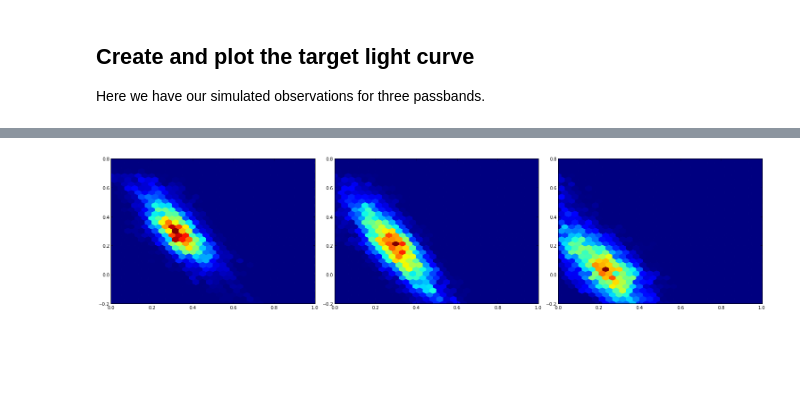
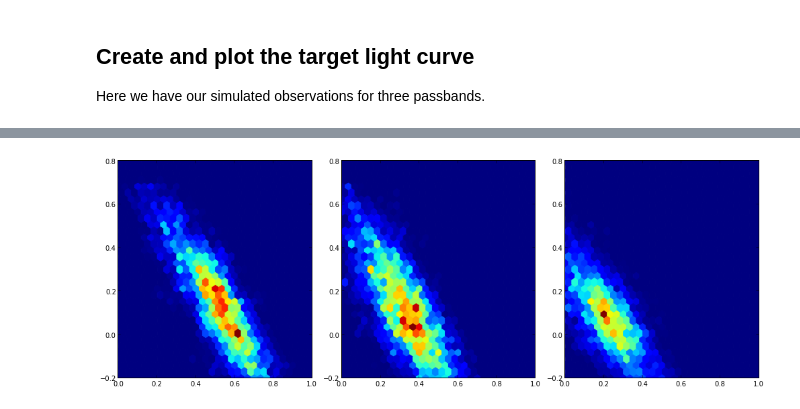
Before and after one commit to hpparvi/PyTransit, a Jupyter notebook: notebooks/PyTransit_Example_2.ipynb, the cells around one changed output, grey strips where cells are left out. Cells and saved outputs as stored; diff of their text form; code cells hidden in the pictures; blank space fills up the shorter version.

```diff
--- a/notebooks/PyTransit_Example_2.ipynb
+++ b/notebooks/PyTransit_Example_2.ipynb
@@ -179,4 +171,3 @@ fig_t1.tight_layout()
 # %%
 lpfun = LPFunction(time, flux, {})
-de = DiffEvol(lambda pv: -lpfun(pv), lpfun.ps.bounds, 200, 200, verbose=False)
-sampler = EnsembleSampler(200, lpfun.ps.ndim, lpfun)
+de = DiffEvol(lpfun, lpfun.ps.bounds, 200, maximize=True)
@@ -185,3 +174,3 @@ res_de = de()
-# %%
-sampler.reset()
-res_mc = sampler.run_mcmc(res_de.population, 500)
+# %%
+for i, de_res in enumerate(de(400)):
+    sys.stdout.write('\r {:10.4f}'.format(de.minimum_value))
@@ -187,0 +179,7 @@ res_mc = sampler.run_mcmc(res_de.population, 500)
+# %%
+sampler = EnsembleSampler(200, lpfun.ps.ndim, lpfun)
+
+nsteps = 500
+
+for i,res_mc in enumerate(sampler.sample(de.population, iterations=nsteps, thin=10)):
+    sys.stdout.write('\r {:4d}/{:4d}'.format(i+1, nsteps))
@@ -192,6 +205,7 @@ plot(sampler.chain[:,100:,4].T, alpha=0.1, c='k');
 # %%
-fig, axs = subplots(1,3, figsize=(21,5))
-[axs[i].hexbin(sampler.chain[:,100:,8+i*2].ravel() ,sampler.chain[:,100:,9+i*2].ravel(), gridsize=30, extent=(0,1,-0.2,0.8)) for i in range(3)];
+fig, axs = subplots(1,3, figsize=(14,5))
+[axs[i].hexbin(sampler.chain[:,100:,8+i*2].ravel() ,sampler.chain[:,100:,9+i*2].ravel(), gridsize=30,
+               extent=(0,1,-0.2,0.8)) for i in range(3)];
 fig.tight_layout()
 # %% [output]
-[figure, old version]
+[figure, new version]
```
Also changed, not shown: parts of 17 cells of this notebook, 1 other file.
